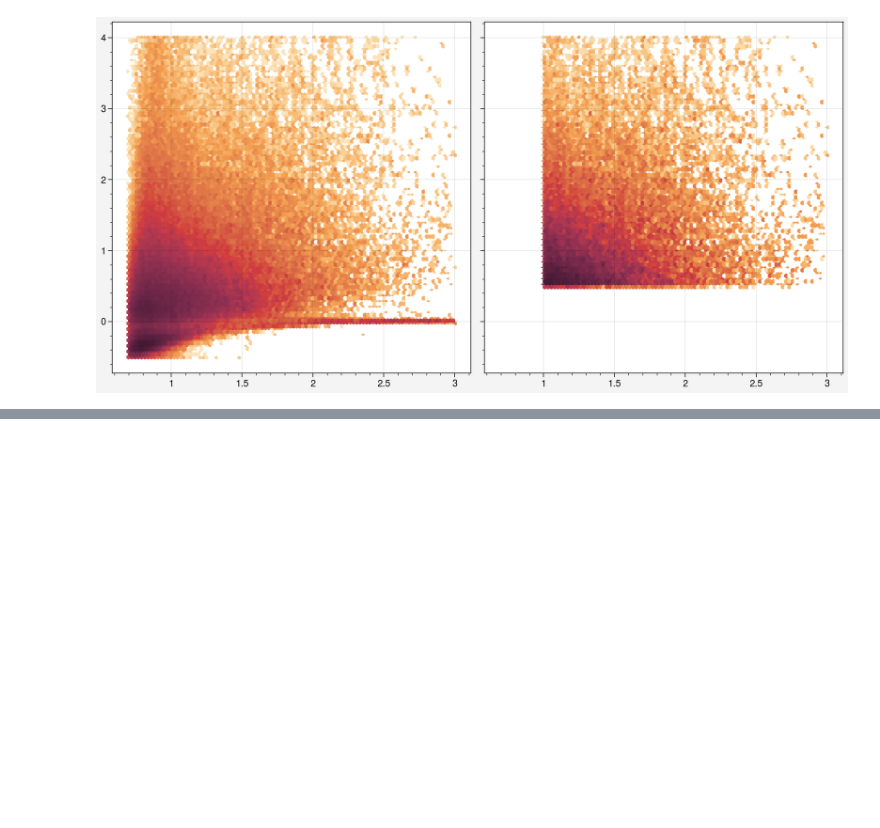
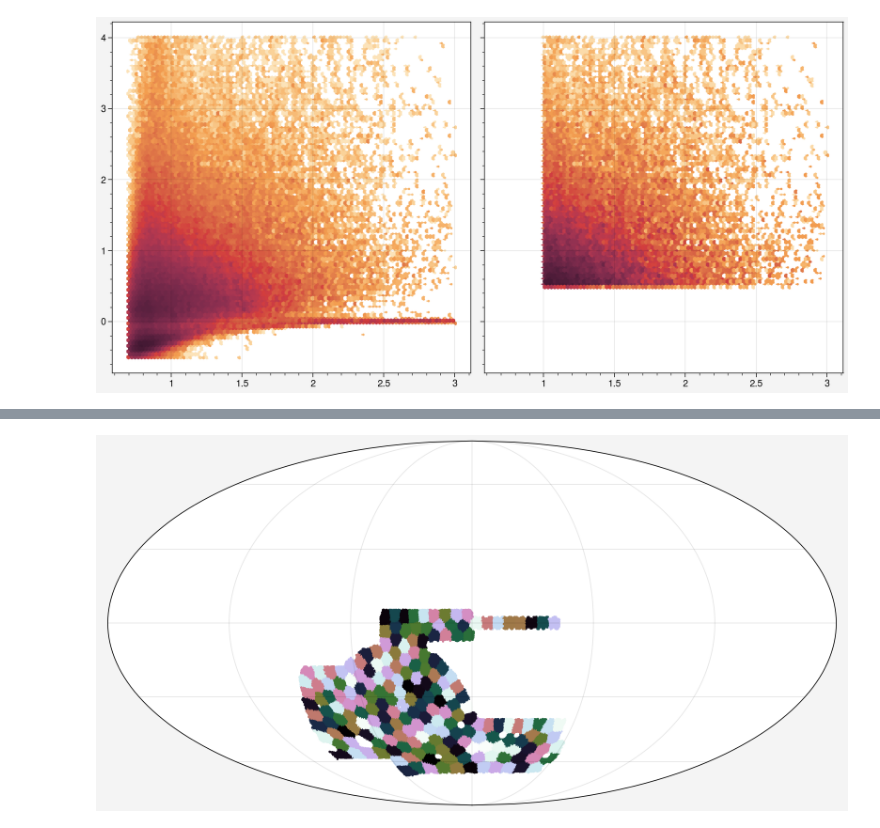
Before and after one commit to beckermr/des-y6-analysis, a Jupyter notebook: 2023_12_21_v6cuts_hdf5cat/inspect_catalogs.ipynb, the cells around one changed output, grey strips where cells are left out. Cells and saved outputs as stored; diff of their text form; code cells hidden in the pictures; blank space fills up the shorter version.

```diff
--- a/2023_12_21_v6cuts_hdf5cat/inspect_catalogs.ipynb
+++ b/2023_12_21_v6cuts_hdf5cat/inspect_catalogs.ipynb
@@ -35,10 +36,5 @@ axs[1].xaxis.set_inverted(False)
 # %%
-with h5py.File("metadetect_cutsv6.h5", "r") as fp:
-    print(fp["mdet"]["noshear"]["dec"].shape)
-
-with h5py.File("metadetect_cutsv6_blinded.h5", "r") as fp:
-    print(fp["mdet"]["noshear"]["dec"].shape)
-
 with h5py.File("metadetect_cutsv6_all.h5", "r") as fp:
     print(fp["mdet"]["noshear"]["dec"].shape)
+    print(fp["mdet"]["noshear"]["dec"].chunks)
 # %% [output]
@@ -47,0 +45,5 @@ BlockingIOError: [Errno 11] Unable to synchronously open file (unable to lock fi
+# %%
+%%time
+
+with h5py.File("metadetect_cutsv6_all.h5", "r") as fp:
+    ra = fp["mdet"]["noshear"]["ra"][:]
@@ -47,0 +55,16 @@ BlockingIOError: [Errno 11] Unable to synchronously open file (unable to lock fi
+# %%
+%%time
+
+seed = 10
+rng = np.random.RandomState(seed)
+
+with h5py.File("metadetect_cutsv6_all.h5", "r") as fp:
+    rinds = rng.choice(fp["mdet"]["noshear"]["ra"].shape[0], size=100000, replace=False)
+    rinds = np.sort(rinds)
+    ra = fp["mdet"]["noshear"]["ra"][:]
+    dec = fp["mdet"]["noshear"]["dec"][:]
+    patch_num = fp["mdet"]["noshear"]["patch_num"][:]
+
+    ra = ra[rinds]
+    dec = dec[rinds]
+    patch_num = patch_num[rinds]
@@ -47,0 +74,13 @@ BlockingIOError: [Errno 11] Unable to synchronously open file (unable to lock fi
+# %%
+fig, axs = pplt.subplots(nrows=1, ncols=1, figsize=(8, 4), projection="moll")
+
+cmap = pplt.Colormap("cubehelix")
+patch_colors = cmap(np.linspace(0, 1, 200))
+rng.shuffle(patch_colors)
+patch_colors = patch_colors[patch_num]
+patch_colors = [tuple(pc) for pc in patch_colors]
+
+axs.scatter(ra, dec, ms=1, colors=patch_colors)
+axs.xaxis.set_inverted(True)
+# %% [output]
+[figure, added]
```
Also changed, not shown: parts of 9 cells of this notebook, 11 other files.
